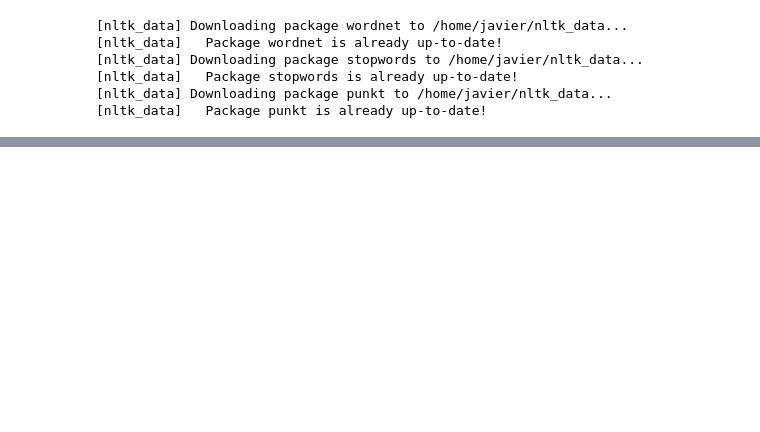
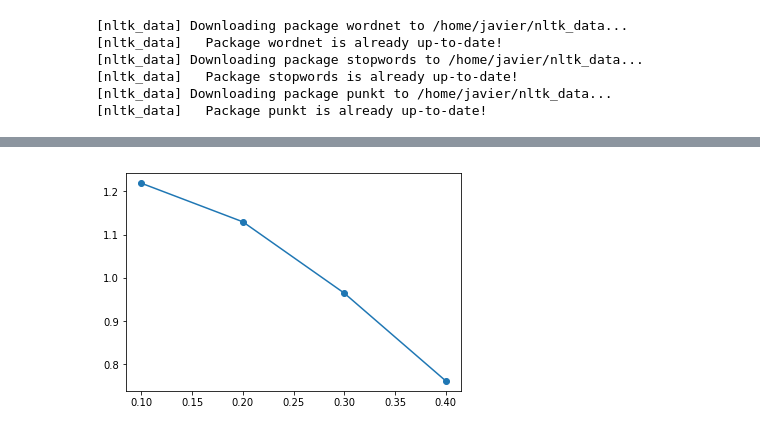
Before and after one commit to Moly-malibu/sentiment_analysis-1, a Jupyter notebook: sentiment_model/final_analysis.ipynb, the cells around one changed output, grey strips where cells are left out. Cells and saved outputs as stored; diff of their text form; code cells hidden in the pictures; blank space fills up the shorter version.

```diff
--- a/sentiment_model/final_analysis.ipynb
+++ b/sentiment_model/final_analysis.ipynb
@@ -331,0 +300,27 @@ plt.show()
+# %%
+import collections
+from tqdm import tqdm
+
+thresholds = [0.1,0.2,0.3,0.4]
+sentiment_pred = []
+sentiment_prob = []
+ratio = []
+
+for threshold in tqdm(thresholds):
+
+    sentiment_pred = []
+    sentiment_prob = []
+
+    for k in range(0,len(df)):
+        sample_text = df['tweet_text'][k]
+        pred,prob = sentiment_model(sample_text,threshold)
+        sentiment_pred.append(pred)
+        sentiment_prob.append(prob)
+
+    m_count= collections.Counter(sentiment_pred)
+    ratio.append(m_count[-1]/m_count[1])
+
+plt.plot(thresholds,ratio,"-o")
+plt.show()
+# %% [output]
+[figure, added]
```
Also changed, not shown: parts of 15 cells of this notebook, 9 other files.
